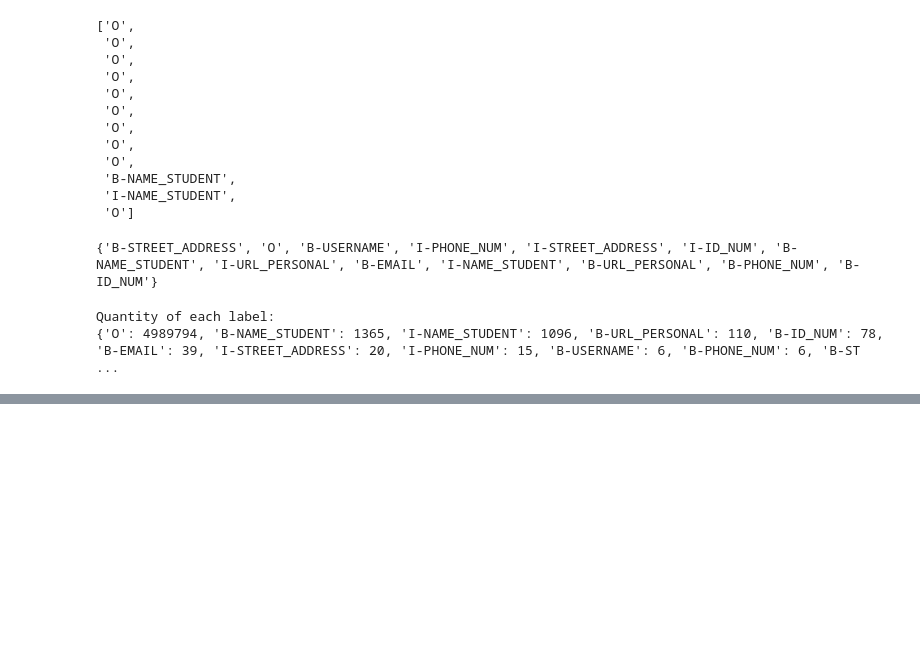
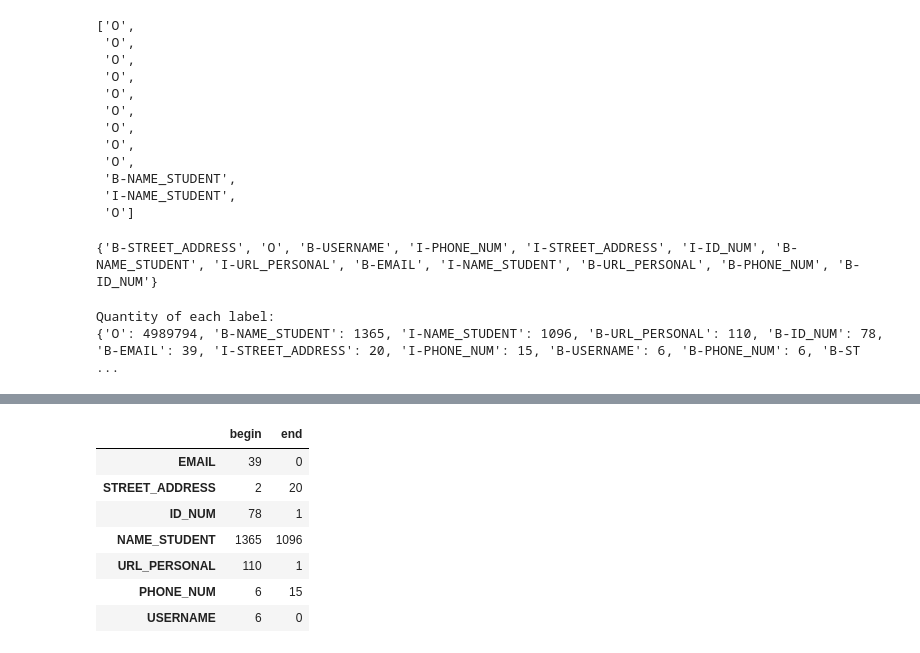
Before and after one commit to ManojUmesh/edu-pii-detector, a Jupyter notebook: exploration.ipynb, the cells around one changed output, grey strips where cells are left out. Cells and saved outputs as stored; diff of their text form; code cells hidden in the pictures; blank space fills up the shorter version.

```diff
--- a/exploration.ipynb
+++ b/exploration.ipynb
@@ -97,0 +112,16 @@ Quantity of each label:
+# %%
+distr_of_labels = {
+    'begin': [train_label_count.get('B-'+i,0) for i in entities],
+    'end': [train_label_count.get('I-'+i,0) for i in entities]
+                  }
+distr_of_labels_df = pd.DataFrame(data=distr_of_labels, index=entities)
+distr_of_labels_df
+# %% [output]
+|  | begin | end |
+| EMAIL | 39 | 0 |
+| STREET_ADDRESS | 2 | 20 |
+| ID_NUM | 78 | 1 |
+| NAME_STUDENT | 1365 | 1096 |
+| URL_PERSONAL | 110 | 1 |
+| PHONE_NUM | 6 | 15 |
+| USERNAME | 6 | 0 |
```
Also changed, not shown: parts of 4 cells of this notebook.
